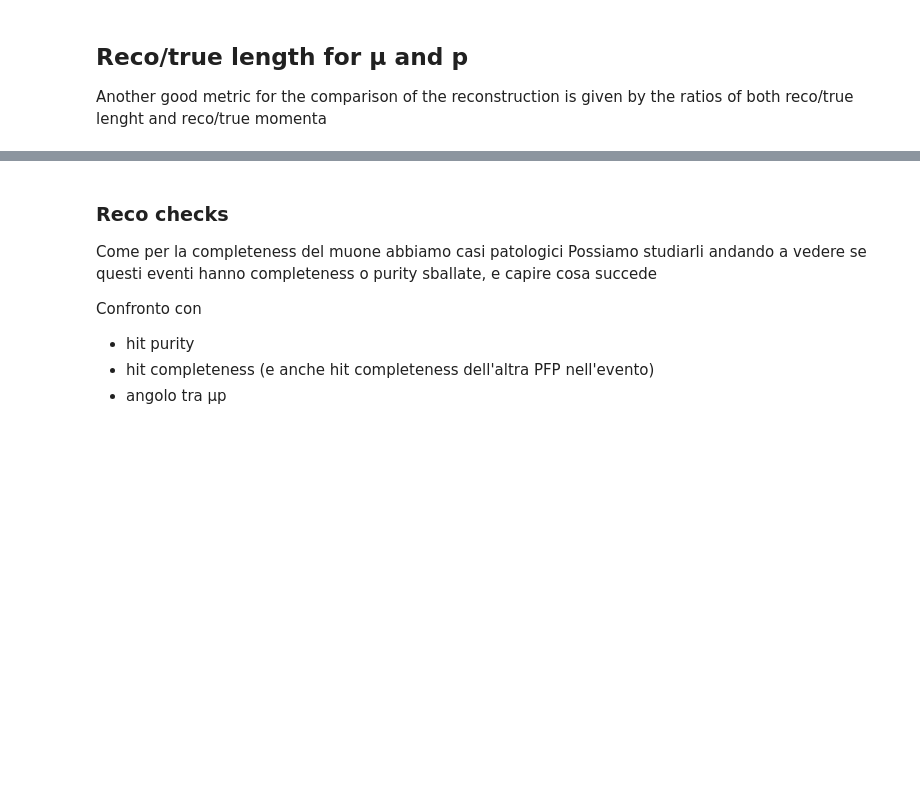
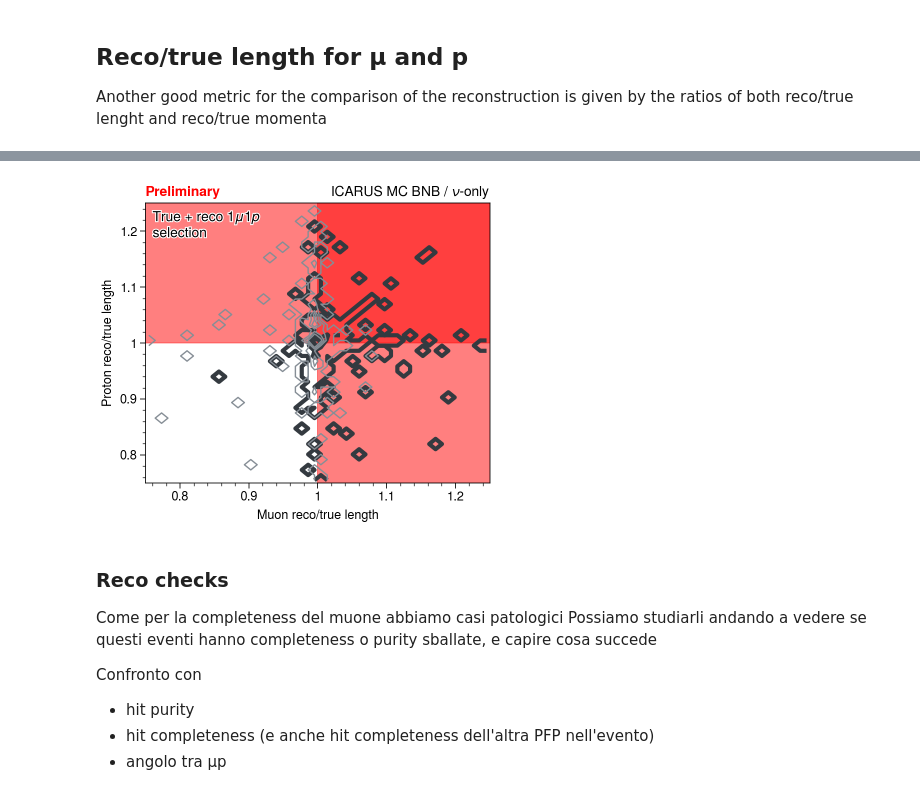
Before and after one commit to mattiasotgia/The_Empty_Hearse, a Jupyter notebook: notebooks/1µ1p_preliminary_reco-sim.ipynb, the cells around one changed output, grey strips where cells are left out. Cells and saved outputs as stored; diff of their text form; code cells hidden in the pictures; blank space fills up the shorter version.

```diff
--- a/notebooks/1µ1p_preliminary_reco-sim.ipynb
+++ b/notebooks/1µ1p_preliminary_reco-sim.ipynb
@@ -494,3 +494,43 @@ fig.savefig('L_reco_true_ratio_not_normalized.pdf', bbox_inches='tight')
+# %%
+length_bin = np.linspace(0.75, 1.25, 55)
+
+fig, ax = plot.subplots(
+    width=4, height=3.5, ncols=1, nrows=1,
+    titlecolor='k', share=False, grid=False, sharey='labs',
+    # titlesize=9,
+    rtitle='ICARUS MC BNB / $\\nu$-only',
+    ultitle='True + reco $1\\mu1p$\nselection'
+)
+
+bin_completeness = np.linspace(0, 1, 55)
+ax.set_title('Preliminary', color='r', loc='left', weight='bold')
+
+cheated_dict = {
+    'lw': 3,
+    'color': 'gray8'
+}
+
+nominal_dict = {
+    'lw': 1,
+    'color': 'gray6'
+}
+
+for data, properties in zip([cheated_1u1p, nominal_1u1p], [cheated_dict, nominal_dict]):
+    H, xe, ye = np.histogram2d(x=data.muon_L_reco_true_ratio, y=data.leading_proton_L_reco_true_ratio, bins=(length_bin, length_bin))
+    ax.contour(xe, ye, H.T, **properties)
+
+ax.format(xlabel='Muon reco/true length', ylabel='Proton reco/true length', xlim=(length_bin.min(), length_bin.max()), ylim=(length_bin.min(), length_bin.max()))
+
+# ax.axvline(1, color='r', alpha=0.5, zorder=1)
+# ax.axhline(1, color='r', alpha=0.5, zorder=1)
+
+ax.axvspan(1, 1.25, color='r', alpha=0.5, zorder=1)
+ax.axhspan(1, 1.25, color='r', alpha=0.5, zorder=1)
+
+# fig.legend(loc='b')
+fig.savefig('L_reco_true_µp.pdf', bbox_inches='tight')
+# %% [output]
+[figure, added]
 # %% [markdown]
 ### Reco checks
 
```
Also changed, not shown: parts of 14 cells of this notebook, 13 other files.
